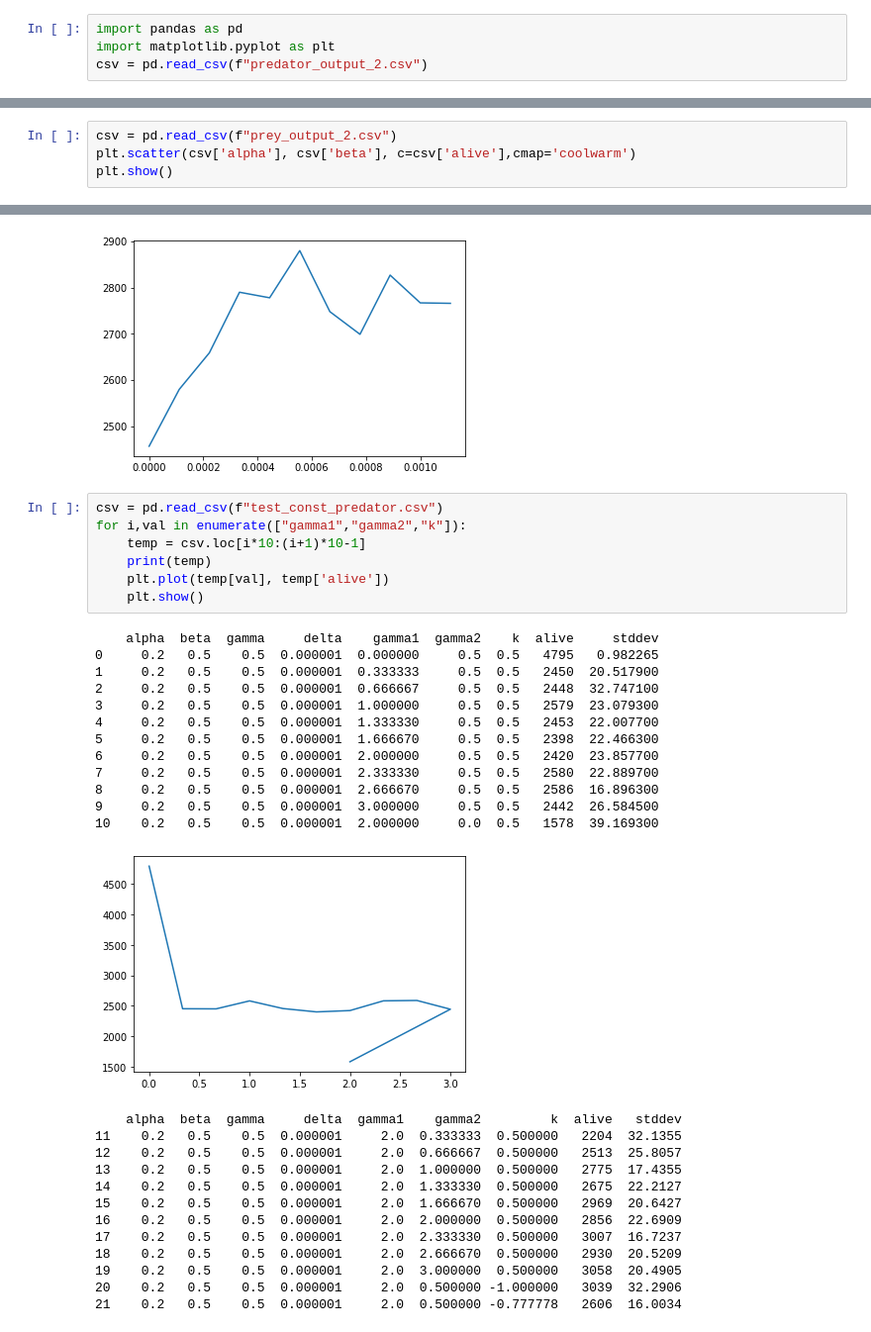
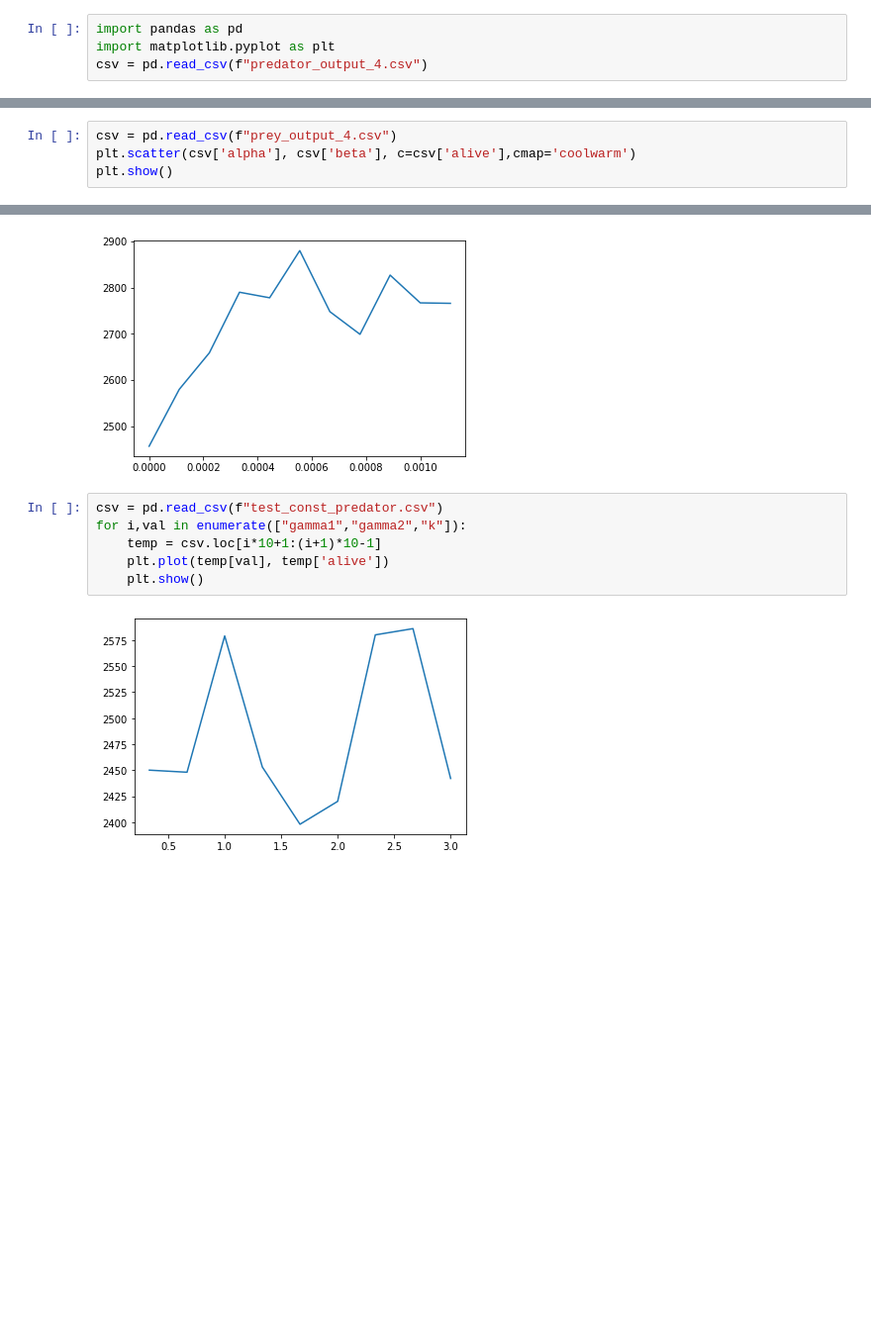
Before and after one commit to ice-cube-1/herring-1, a Jupyter notebook: analysis/various.ipynb, the cells around one changed output, grey strips where cells are left out. Shown: that part at 99% size. Drawn from its saved outputs; the diff is of its cells as text; blank space fills up the shorter version.

```diff
--- a/analysis/various.ipynb
+++ b/analysis/various.ipynb
@@ -1,7 +1,7 @@
 # %%
 import pandas as pd
 import matplotlib.pyplot as plt
-csv = pd.read_csv(f"predator_output_2.csv")
+csv = pd.read_csv(f"predator_output_4.csv")
 # %%
 plt.scatter(csv['gamma1'], csv['gamma2'], c=csv['alive'],cmap='coolwarm')
 plt.show()
@@ -19,5 +19,5 @@ for val in ("gamma1","gamma2","k"):
 # %%
-csv = pd.read_csv(f"prey_output_2.csv")
+csv = pd.read_csv(f"prey_output_4.csv")
 plt.scatter(csv['alpha'], csv['beta'], c=csv['alive'],cmap='coolwarm')
 plt.show()
 # %% [output]
@@ -46,33 +46,8 @@ for i,val in enumerate(["alpha","beta","gamma","delta"]):
 # %%
 csv = pd.read_csv(f"test_const_predator.csv")
 for i,val in enumerate(["gamma1","gamma2","k"]):
-    temp = csv.loc[i*10:(i+1)*10-1]
-    print(temp)
+    temp = csv.loc[i*10+1:(i+1)*10-1]
     plt.plot(temp[val], temp['alive'])
     plt.show()
 # %% [output]
-    alpha  beta  gamma     delta    gamma1  gamma2    k  alive     stddev
-0     0.2   0.5    0.5  0.000001  0.000000     0.5  0.5   4795   0.982265
-1     0.2   0.5    0.5  0.000001  0.333333     0.5  0.5   2450  20.517900
-2     0.2   0.5    0.5  0.000001  0.666667     0.5  0.5   2448  32.747100
-3     0.2   0.5    0.5  0.000001  1.000000     0.5  0.5   2579  23.079300
-4     0.2   0.5    0.5  0.000001  1.333330     0.5  0.5   2453  22.007700
-5     0.2   0.5    0.5  0.000001  1.666670     0.5  0.5   2398  22.466300
-6     0.2   0.5    0.5  0.000001  2.000000     0.5  0.5   2420  23.857700
-7     0.2   0.5    0.5  0.000001  2.333330     0.5  0.5   2580  22.889700
-8     0.2   0.5    0.5  0.000001  2.666670     0.5  0.5   2586  16.896300
-9     0.2   0.5    0.5  0.000001  3.000000     0.5  0.5   2442  26.584500
-10    0.2   0.5    0.5  0.000001  2.000000     0.0  0.5   1578  39.169300
-[figure, old version]
+[figure, new version]
-    alpha  beta  gamma     delta  gamma1    gamma2         k  alive   stddev
-11    0.2   0.5    0.5  0.000001     2.0  0.333333  0.500000   2204  32.1355
-12    0.2   0.5    0.5  0.000001     2.0  0.666667  0.500000   2513  25.8057
-13    0.2   0.5    0.5  0.000001     2.0  1.000000  0.500000   2775  17.4355
-14    0.2   0.5    0.5  0.000001     2.0  1.333330  0.500000   2675  22.2127
-15    0.2   0.5    0.5  0.000001     2.0  1.666670  0.500000   2969  20.6427
-16    0.2   0.5    0.5  0.000001     2.0  2.000000  0.500000   2856  22.6909
-17    0.2   0.5    0.5  0.000001     2.0  2.333330  0.500000   3007  16.7237
-18    0.2   0.5    0.5  0.000001     2.0  2.666670  0.500000   2930  20.5209
-19    0.2   0.5    0.5  0.000001     2.0  3.000000  0.500000   3058  20.4905
-20    0.2   0.5    0.5  0.000001     2.0  0.500000 -1.000000   3039  32.2906
-21    0.2   0.5    0.5  0.000001     2.0  0.500000 -0.777778   2606  16.0034
```
Also changed, not shown: parts of 9 cells of this notebook, 2 other files.
